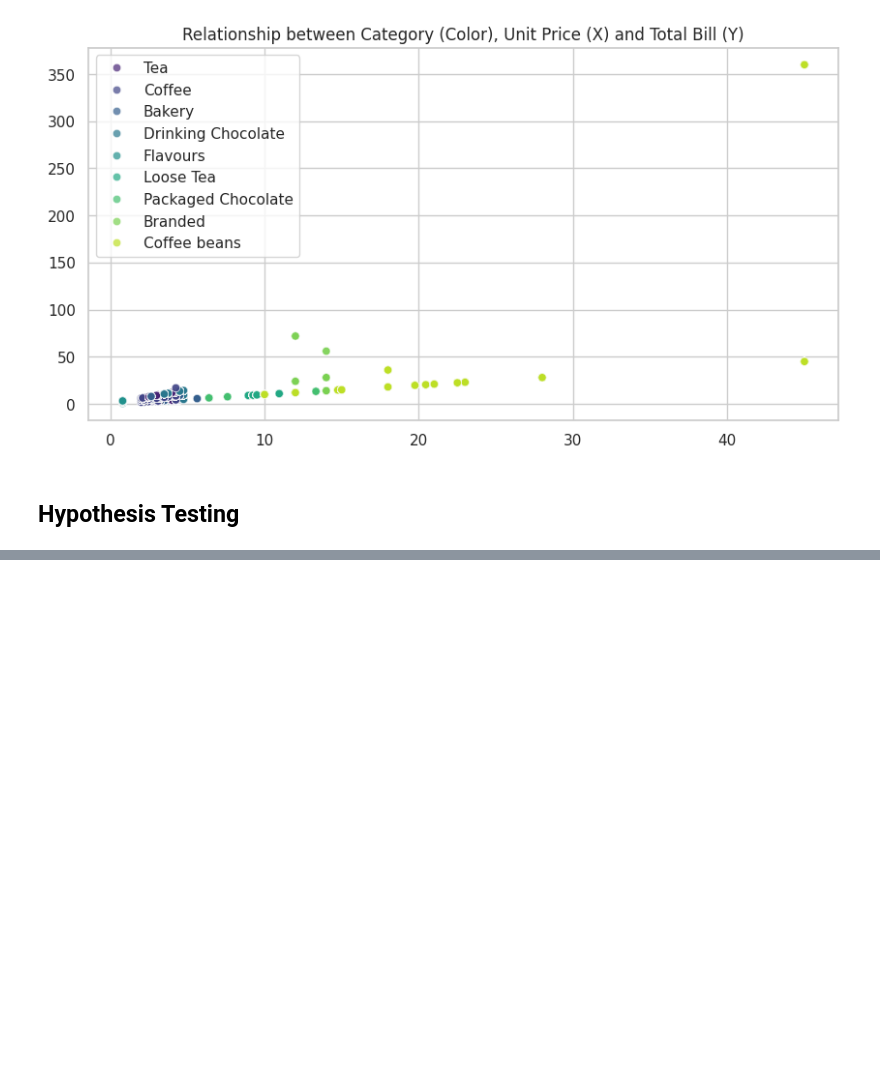
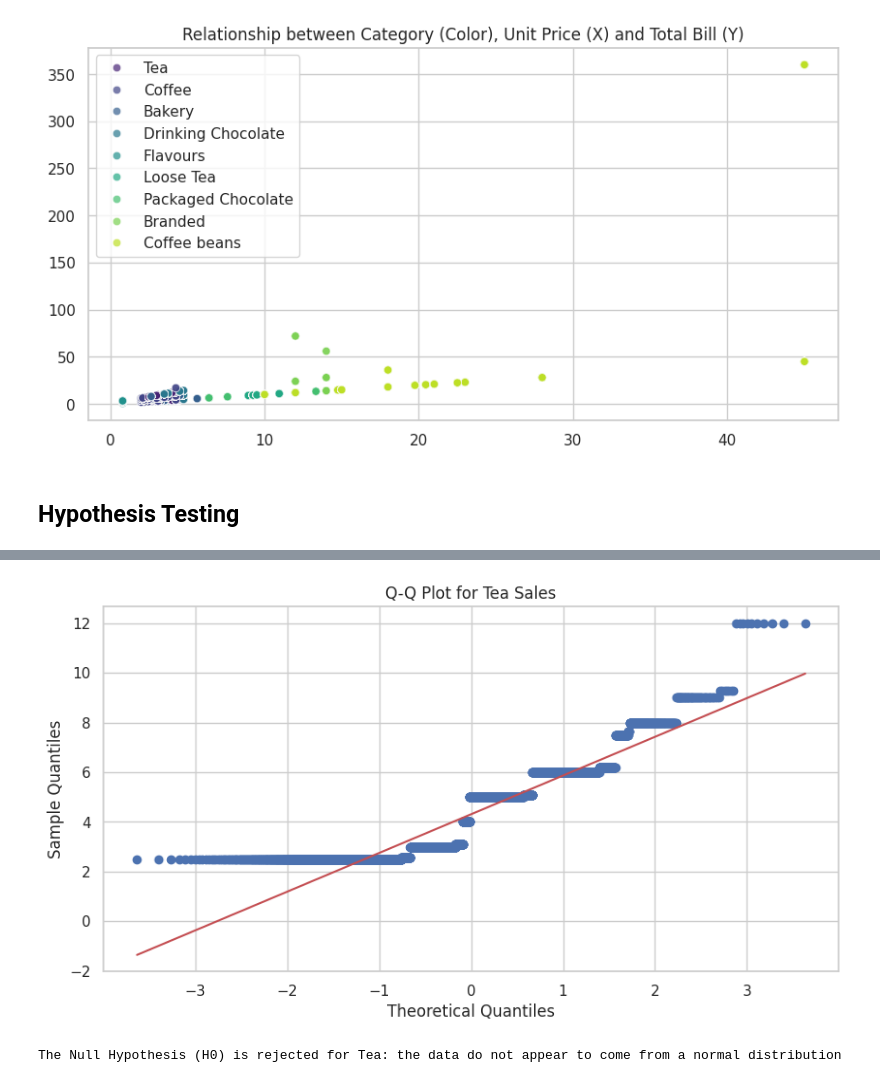
Before and after one commit to Ly-Ax/retaiLy_24, a Jupyter notebook: notebooks/transform/data_exploration.ipynb, the cells around one changed output, grey strips where cells are left out. Saved outputs shown, nothing was run; the diff lists cells and outputs as text; code cells hidden in the pictures; blank space fills up the shorter version.

```diff
--- a/notebooks/transform/data_exploration.ipynb
+++ b/notebooks/transform/data_exploration.ipynb
@@ -174,6 +174,16 @@ def plot_scatter(data, x_num, y_num, hue_var, title):
     plt.xlabel('')
     plt.ylabel('')
     plt.show()
+# %%
+def plot_qqnorm(data, title):
+    plt.figure(figsize=(10, 5))
+    stats.probplot(data, dist='norm', plot=plt)
+
+    plt.title(title)
+    plt.xlabel('Theoretical Quantiles')
+    plt.ylabel('Sample Quantiles')
+    plt.grid(True)
+    plt.show()
 # %% [markdown]
 ## Univariate Analysis
 # %% [markdown]
@@ -446,4 +412,5 @@ Using the significance level (α) of 0.05, if the p-value in the test is less th
 # %%
-alpha = 0.05
-coffee_sales = df[df.product_category == 'Coffee']['total_bill']
-tea_sales = df[df.product_category == 'Tea']['total_bill']
+alpha = 0.05 # Significance Level
+
+tea_sales = df[df['product_category'] == 'Tea']['total_bill'].sample(5000)
+coffee_sales = df[df['product_category'] == 'Coffee']['total_bill'].sample(5000)
@@ -464,0 +422,13 @@ We reject the null hypothesis. There is a significant difference between the sal
+# %%
+plot_qqnorm(tea_sales, 'Q-Q Plot for Tea Sales')
+# %% [output]
+[figure, added]
+# %%
+_, p_value_tea = stats.shapiro(tea_sales)
+
+if p_value_tea > alpha:
+    print('The Null Hypothesis (H0) for Tea is not rejected: the data appear to come from a normal distribution')
+else:
+    print('The Null Hypothesis (H0) is rejected for Tea: the data do not appear to come from a normal distribution')
+# %% [output]
+The Null Hypothesis (H0) is rejected for Tea: the data do not appear to come from a normal distribution
```
Also changed, not shown: parts of 19 cells of this notebook.
